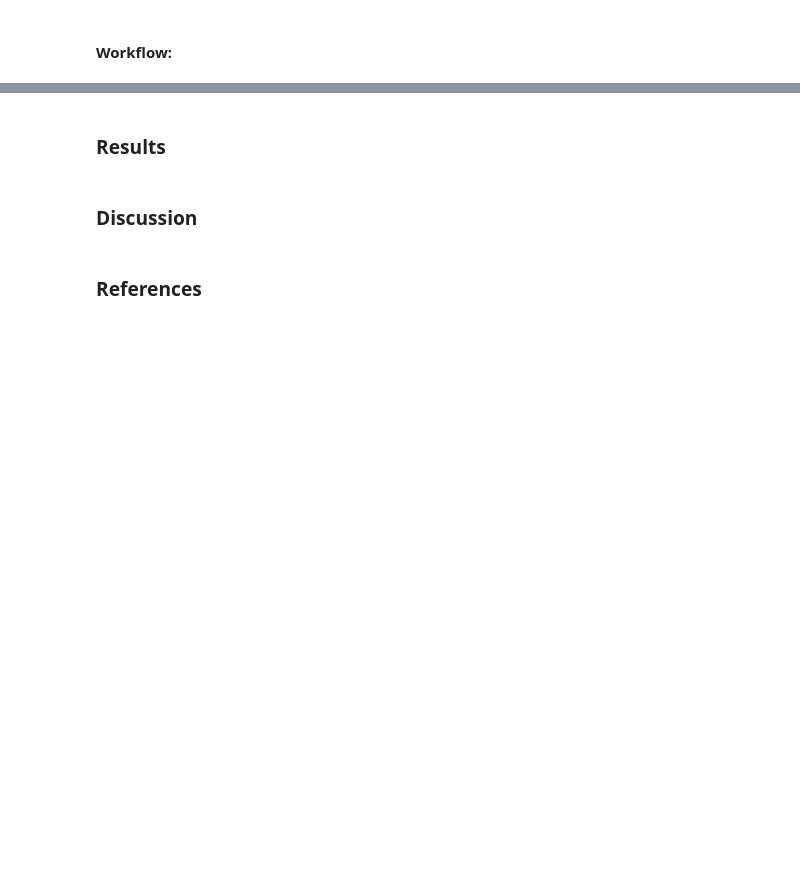
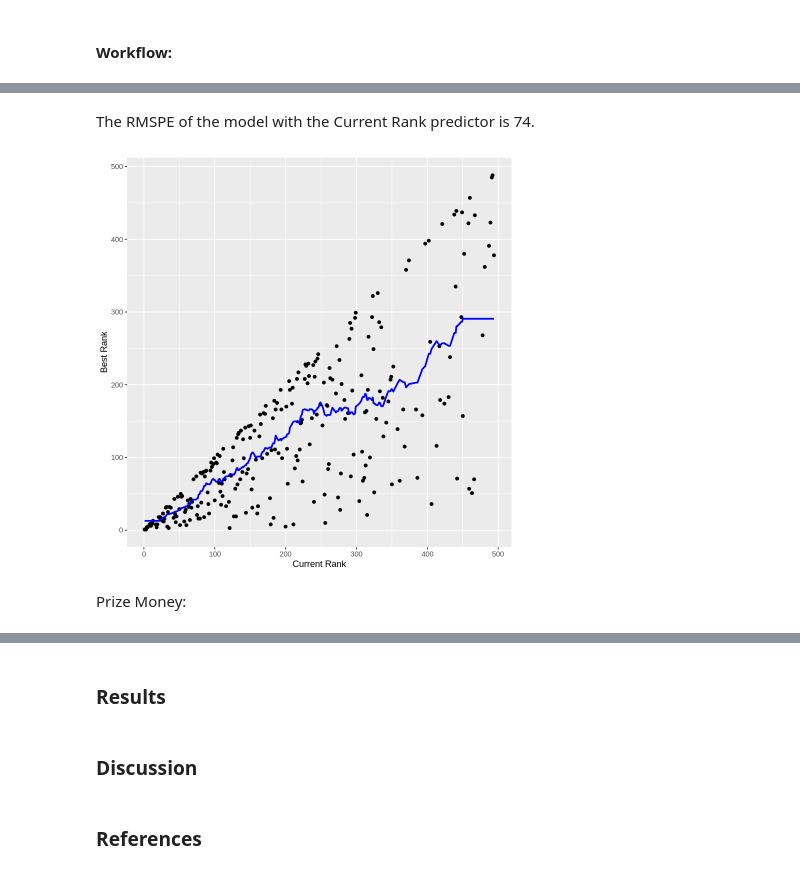
Before and after one commit to chaeyoonchang/dsci-100-group-007-33, a Jupyter notebook: report.ipynb, the cells around one changed output, grey strips where cells are left out. Drawn from its saved outputs; the diff is of its cells as text; code cells hidden in the pictures; blank space fills up the shorter version.

```diff
--- a/report.ipynb
+++ b/report.ipynb
@@ -264,0 +425,27 @@ tennis_data_recipe_Seasons <- recipe(Best_Rank ~ Seasons, data = tennis_data_tra
+# %%
+tennis_data_specs_cr <- nearest_neighbor(weight_func = "rectangular", neighbors = kmin_cr) |>
+    set_engine("kknn") |>
+    set_mode("regression")
+
+
+tennis_data_fit_cr <- workflow() |>
+    add_recipe(tennis_data_recipe_cr) |>
+    add_model(tennis_data_specs_cr) |>
+    fit(data = tennis_data_train)
+
+cr_pred <- tennis_data_fit_cr |>
+    predict(tennis_data_test) |>
+    bind_cols(tennis_data_test)
+
+
+cr_summary <- cr_pred |>
+    metrics(truth = Best_Rank, estimate = .pred) |>
+    filter(.metric == "rmse")
+
+cr_rmspe <- cr_summary |>
+    pull(.estimate) |>
+    round(digits = 0)
+
+
+cr_summary
+cr_rmspe
@@ -264,0 +458,23 @@ tennis_data_recipe_Seasons <- recipe(Best_Rank ~ Seasons, data = tennis_data_tra
+# %% [markdown]
+The RMSPE of the model with the Current Rank predictor is 74.
+# %%
+###### WHYYYYYY???? ##################
+
+cr_train_info <- tennis_data_fit_cr |>
+    predict(tennis_data_train) |>
+    bind_cols(tennis_data_train)
+##################
+
+cr_plot <- tennis_data_train |>
+    ggplot(aes(x = Current_Rank, y = Best_Rank)) +
+    geom_point() +
+    geom_line(data = cr_train_info, mapping = aes(x = Current_Rank, y = .pred),
+                color = "blue",
+                size = 1) +
+    labs(x = "Current Rank", y = "Best Rank")
+
+cr_plot
+# %% [output]
+[figure, added]
+# %% [markdown]
+Prize Money:
```
Also changed, not shown: parts of 30 cells of this notebook.
